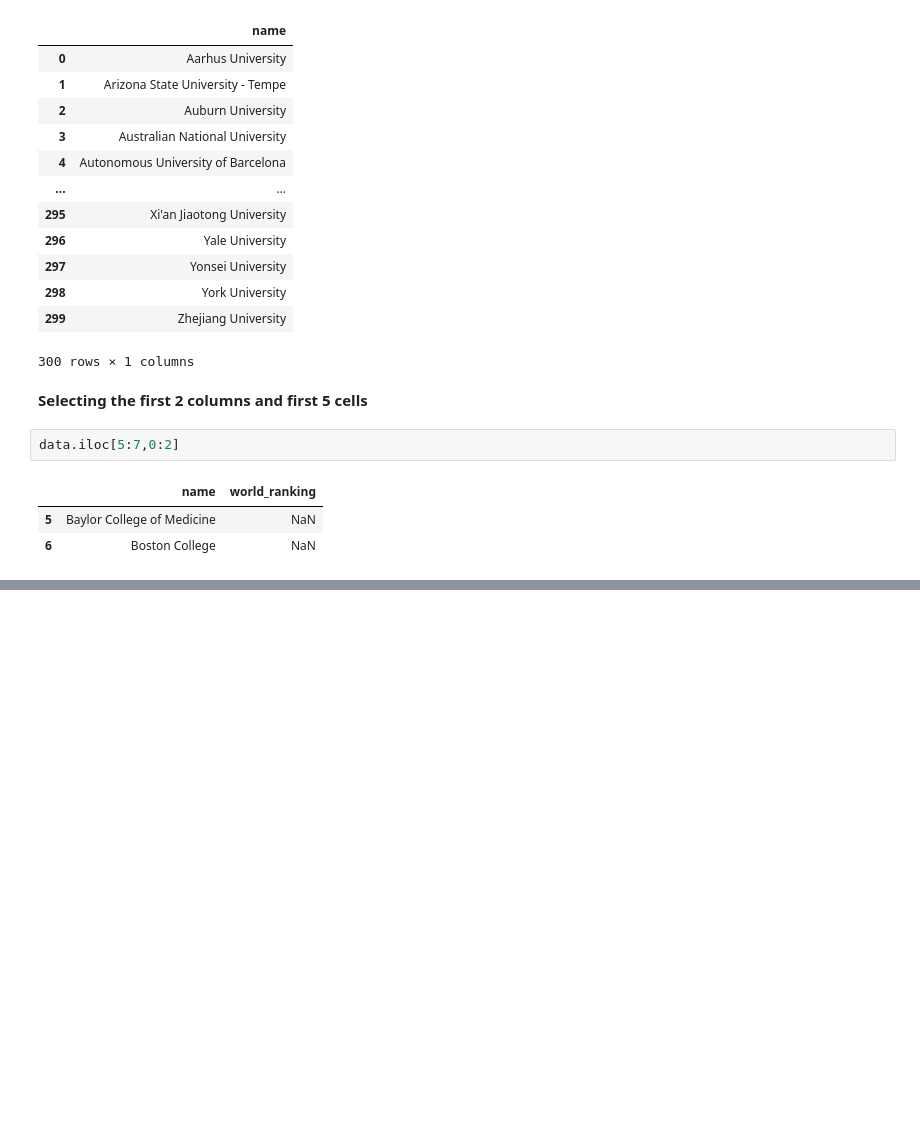
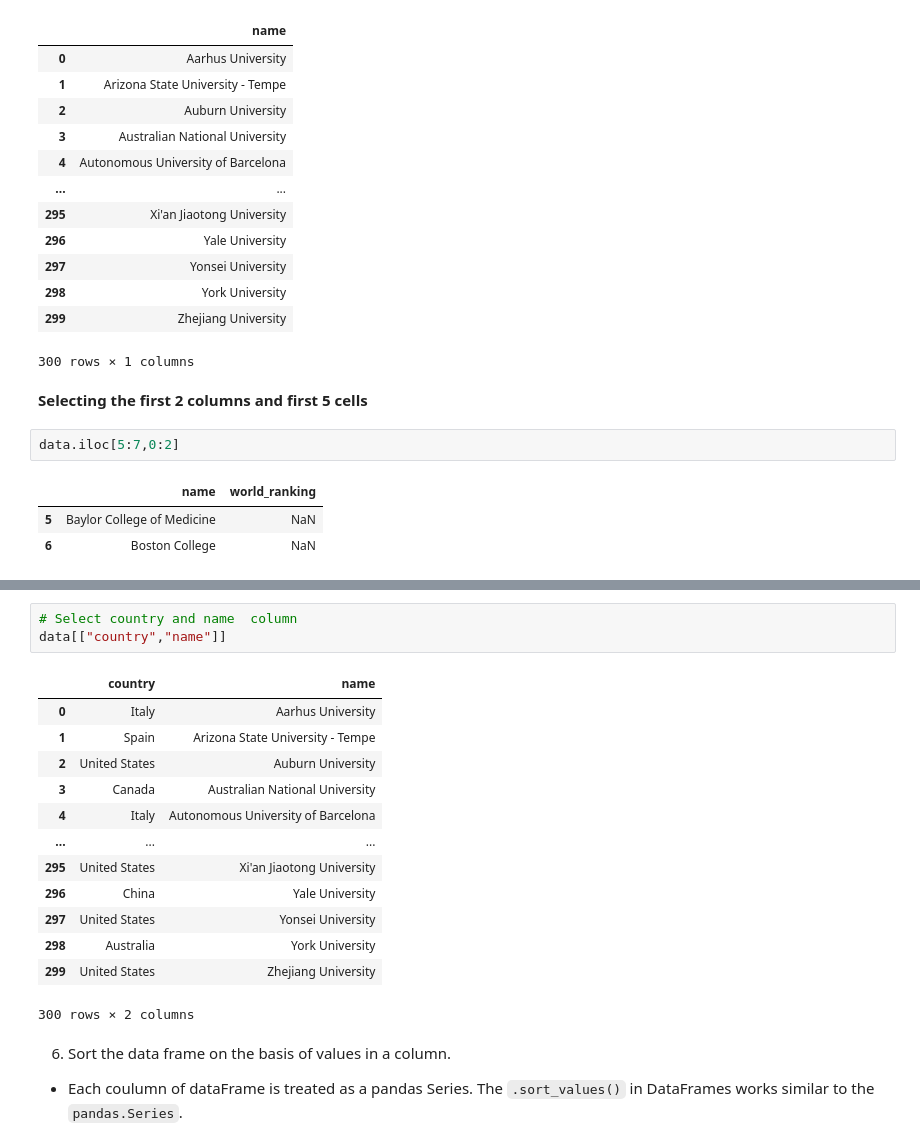
Before and after one commit to kolynzb/ML-tutor, a Jupyter notebook: MIT_GL/0x00-week_1/0x00-packages/pandas.ipynb, the cells around one changed output, grey strips where cells are left out. Drawn from its saved outputs; the diff is of its cells as text; blank space fills up the shorter version.

```diff
--- a/MIT_GL/0x00-week_1/0x00-packages/pandas.ipynb
+++ b/MIT_GL/0x00-week_1/0x00-packages/pandas.ipynb
@@ -565,0 +615,20 @@ data.iloc[5:7,0:2]
+# %%
+# Select country and name  column
+data[["country","name"]]
+# %% [output]
+|  | country | name |
+| 0 | Italy | Aarhus University |
+| 1 | Spain | Arizona State University - Tempe |
+| 2 | United States | Auburn University |
+| 3 | Canada | Australian National University |
+| 4 | Italy | Autonomous University of Barcelona |
+| ... | ... | ... |
+| 295 | United States | Xi'an Jiaotong University |
+| 296 | China | Yale University |
+| 297 | United States | Yonsei University |
+| 298 | Australia | York University |
+| 299 | United States | Zhejiang University |
+300 rows × 2 columns
+# %% [markdown]
+6. Sort the data frame on the basis of values in a column.
+- Each coulumn of dataFrame is treated as a pandas Series. The `.sort_values()` in DataFrames works similar to the `pandas.Series`.
```
Also changed, not shown: parts of 24 cells of this notebook.
